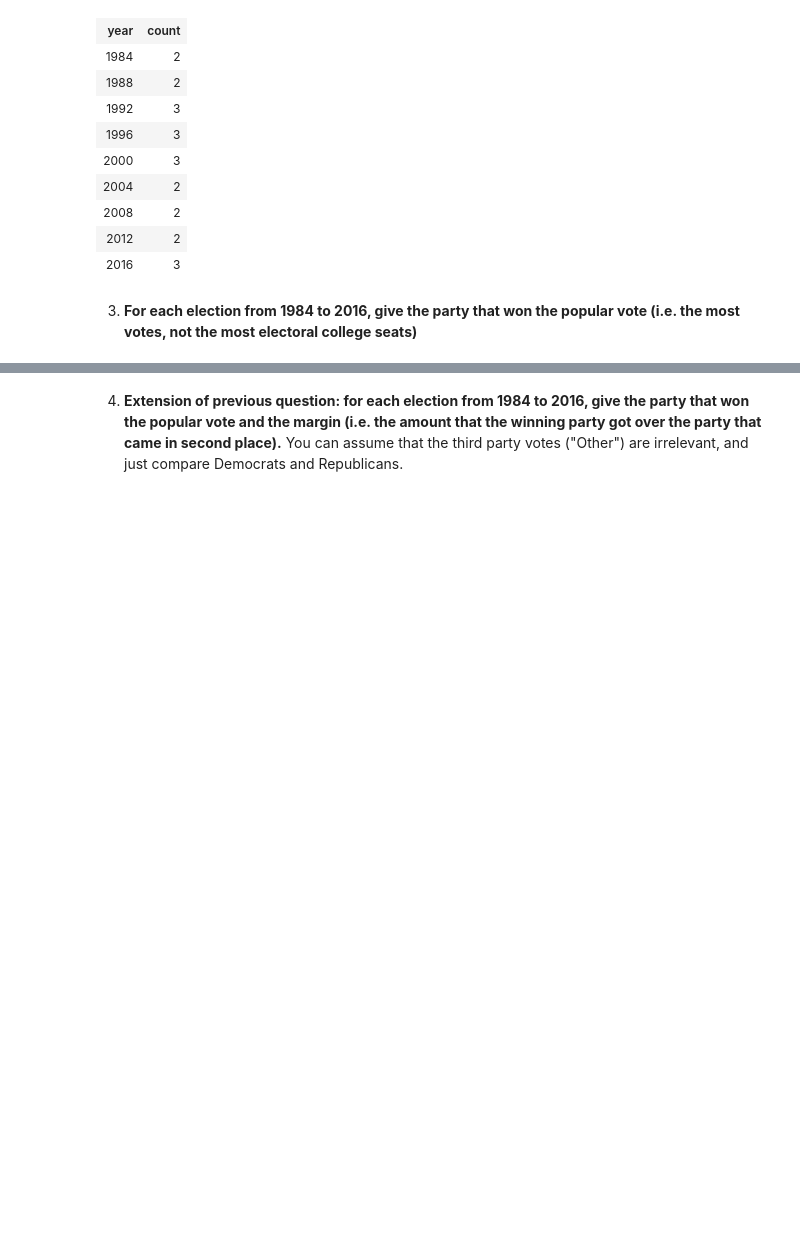
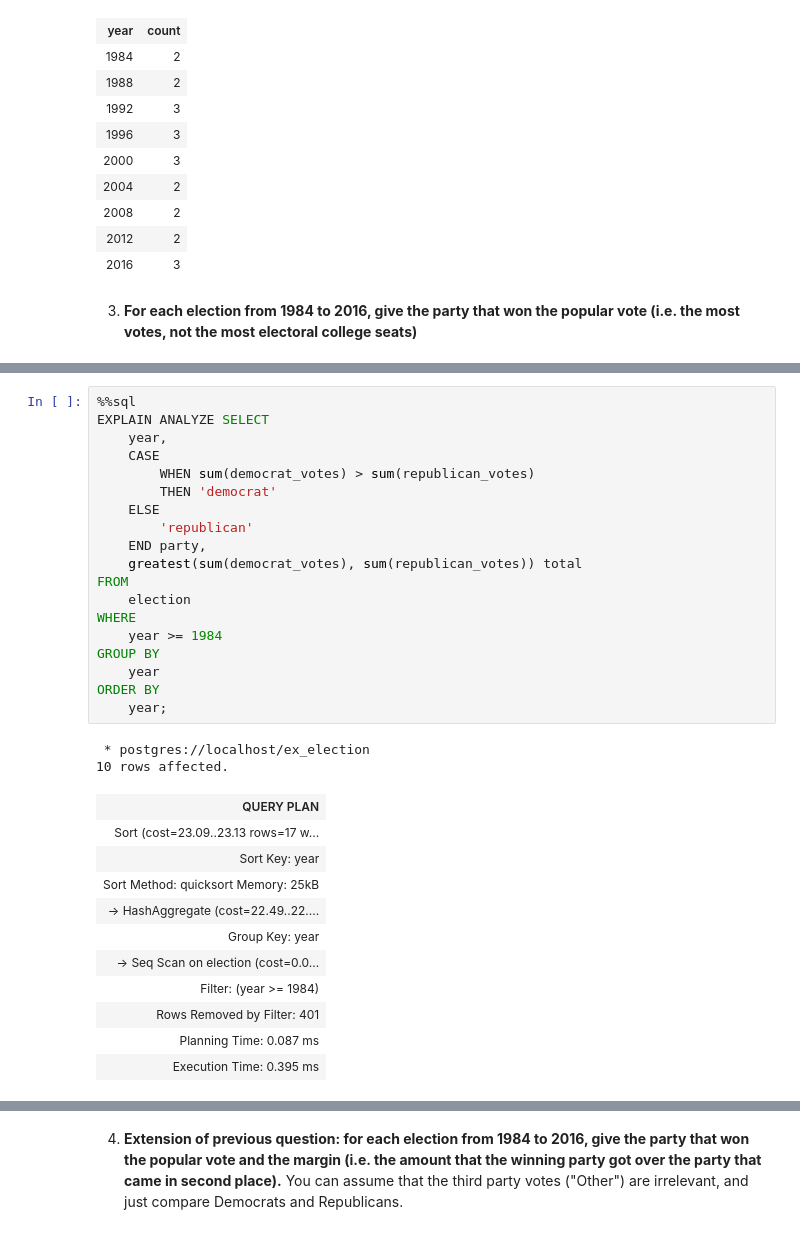
Before and after one commit to j-carson/SQL_practice, a Jupyter notebook: 05_election/My_Answers.ipynb, the cells around one changed output, grey strips where cells are left out. Drawn from its saved outputs; the diff is of its cells as text; blank space fills up the shorter version.

```diff
--- a/05_election/My_Answers.ipynb
+++ b/05_election/My_Answers.ipynb
@@ -174,0 +255,33 @@ AND
+# %%
+%%sql
+EXPLAIN ANALYZE SELECT
+    year,
+    CASE
+        WHEN sum(democrat_votes) > sum(republican_votes)
+        THEN 'democrat'
+    ELSE
+        'republican'
+    END party,
+    greatest(sum(democrat_votes), sum(republican_votes)) total
+FROM
+    election
+WHERE
+    year >= 1984
+GROUP BY
+    year
+ORDER BY
+    year;
+# %% [output]
+ * postgres://localhost/ex_election
+10 rows affected.
+| QUERY PLAN |
+| Sort (cost=23.09..23.13 rows=17 w... |
+| Sort Key: year |
+| Sort Method: quicksort Memory: 25kB |
+| -> HashAggregate (cost=22.49..22.... |
+| Group Key: year |
+| -> Seq Scan on election (cost=0.0... |
+| Filter: (year >= 1984) |
+| Rows Removed by Filter: 401 |
+| Planning Time: 0.087 ms |
+| Execution Time: 0.395 ms |
```
Also changed, not shown: parts of 17 cells of this notebook.
